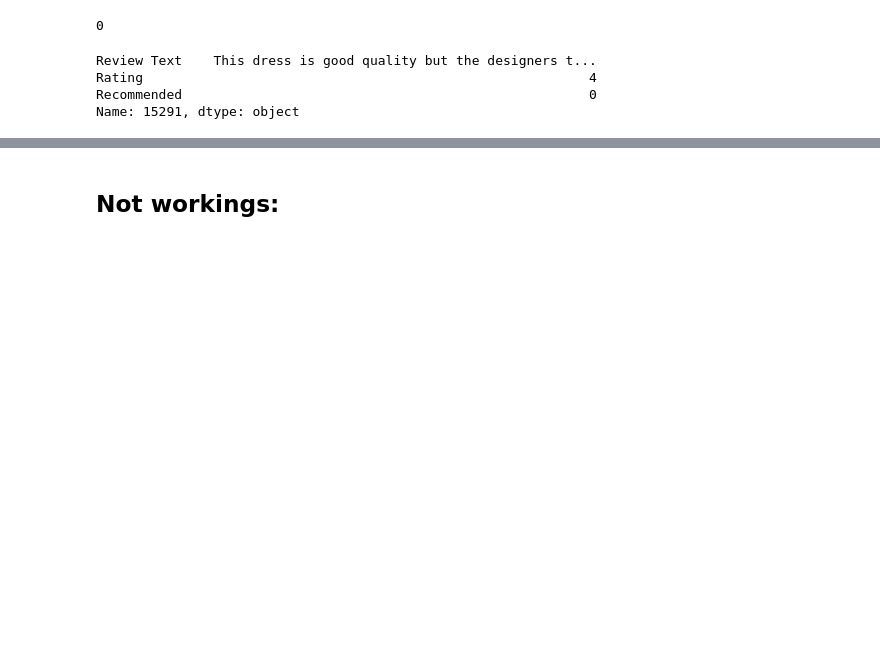
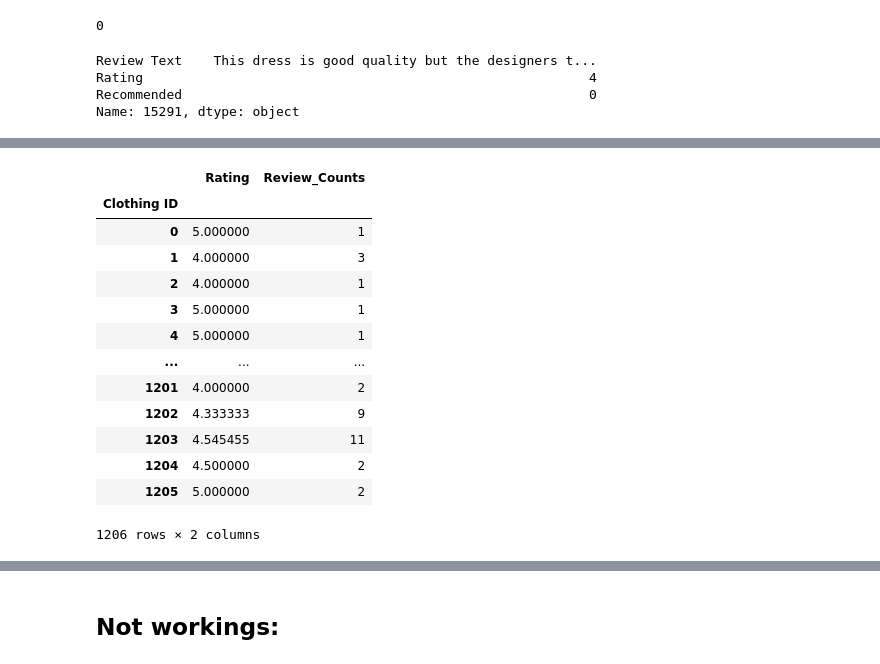
Before and after one commit to baharbiazar/E_Commerce_Reviews_Sentiment_Analysis, a Jupyter notebook: e_commerce_sentiment_analysis.ipynb, the cells around one changed output, grey strips where cells are left out. Saved outputs shown, nothing was run; the diff lists cells and outputs as text; code cells hidden in the pictures; blank space fills up the shorter version.

```diff
--- a/e_commerce_sentiment_analysis.ipynb
+++ b/e_commerce_sentiment_analysis.ipynb
@@ -675,0 +708,19 @@ Name: 15291, dtype: object
+# %%
+grouped_df['Review_Counts']= df.groupby('Clothing ID')['Rating'].count()
+grouped_df.drop(columns=['Review Counts'], axis=1 , inplace= True)
+grouped_df
+# %% [output]
+|  | Rating | Review_Counts |
+| Clothing ID |  |  |
+| 0 | 5.000000 | 1 |
+| 1 | 4.000000 | 3 |
+| 2 | 4.000000 | 1 |
+| 3 | 5.000000 | 1 |
+| 4 | 5.000000 | 1 |
+| ... | ... | ... |
+| 1201 | 4.000000 | 2 |
+| 1202 | 4.333333 | 9 |
+| 1203 | 4.545455 | 11 |
+| 1204 | 4.500000 | 2 |
+| 1205 | 5.000000 | 2 |
+1206 rows × 2 columns
```
Also changed, not shown: parts of 7 cells of this notebook.
